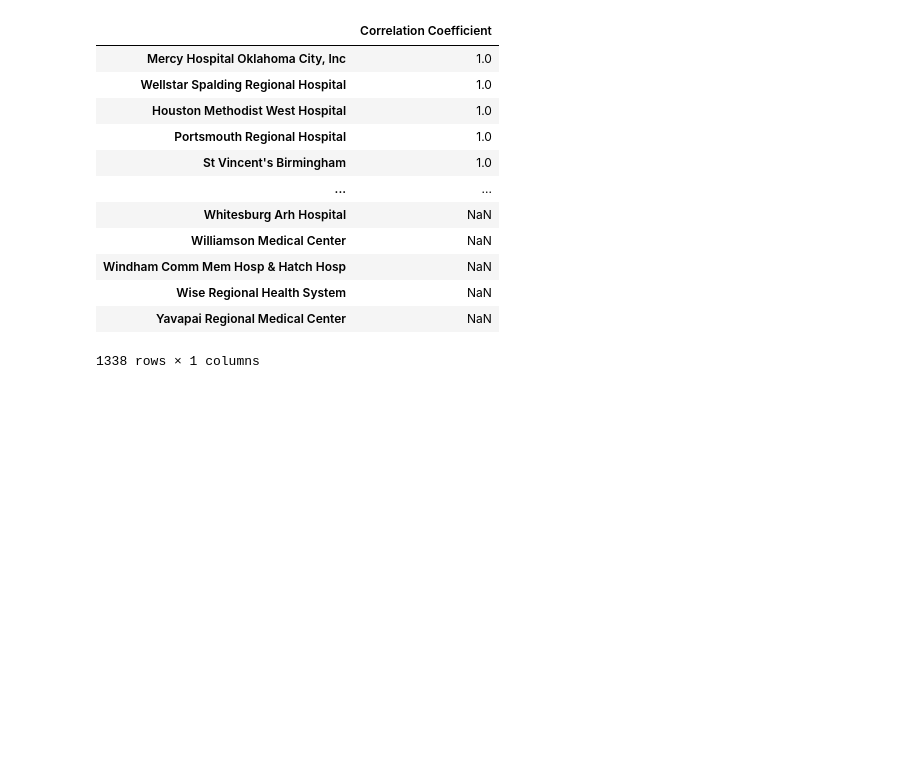
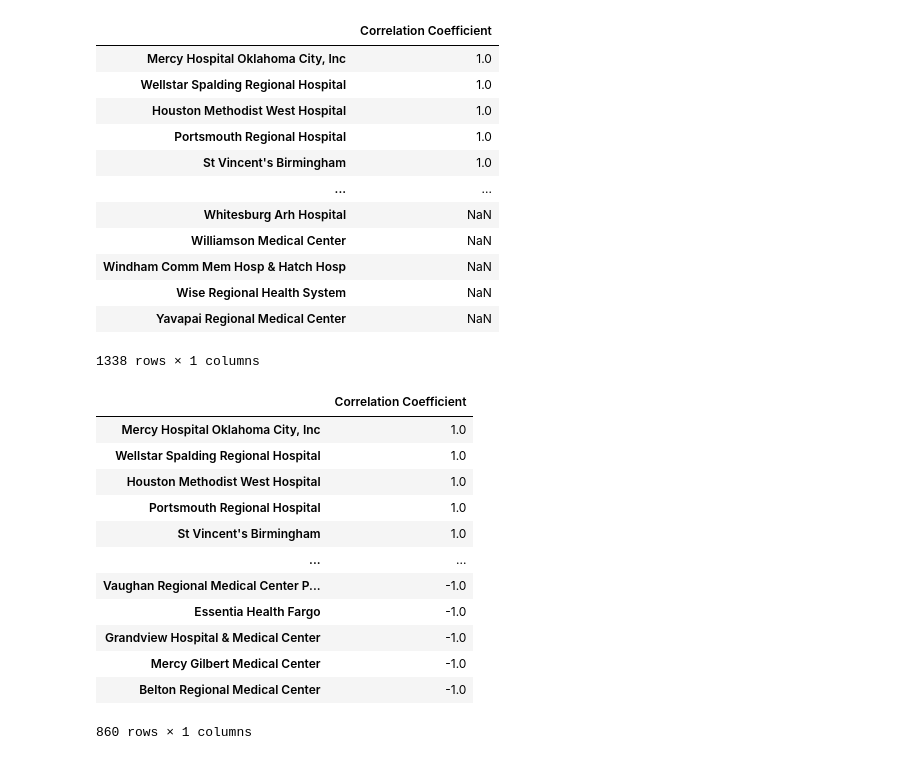
Before and after one commit to amudd10/Chronic-Condition-Management-Cost-Reduction-Analysis, a Jupyter notebook: diabetes-hypertension_cost-reduce.ipynb, the cells around one changed output. Saved outputs shown, nothing was run; the diff lists cells and outputs as text; code cells hidden in the pictures; blank space fills up the shorter version.

```diff
--- a/diabetes-hypertension_cost-reduce.ipynb
+++ b/diabetes-hypertension_cost-reduce.ipynb
@@ -143,7 +162,7 @@ correlation_df
 | Yavapai Regional Medical Center | NaN |
 1658 rows × 1 columns
 # %%
-filtered_correlation_df = correlation_df[correlation_df['Correlation Coefficient'] != 1]
+filtered_correlation_df = correlation_df[correlation_df['Correlation Coefficient'] != 1.0]
 # Display the filtered DataFrame
 filtered_correlation_df
 # %% [output]
@@ -160,3 +179,20 @@ filtered_correlation_df
 | Wise Regional Health System | NaN |
 | Yavapai Regional Medical Center | NaN |
 1338 rows × 1 columns
+# %%
+filtered_correlation_df = filtered_correlation_df.dropna()
+filtered_correlation_df
+# %% [output]
+|  | Correlation Coefficient |
+| Mercy Hospital Oklahoma City, Inc | 1.0 |
+| Wellstar Spalding Regional Hospital | 1.0 |
+| Houston Methodist West Hospital | 1.0 |
+| Portsmouth Regional Hospital | 1.0 |
+| St Vincent's Birmingham | 1.0 |
+| ... | ... |
+| Vaughan Regional Medical Center P... | -1.0 |
+| Essentia Health Fargo | -1.0 |
+| Grandview Hospital & Medical Center | -1.0 |
+| Mercy Gilbert Medical Center | -1.0 |
+| Belton Regional Medical Center | -1.0 |
+860 rows × 1 columns
```
Also changed, not shown: parts of 1 cell of this notebook.
